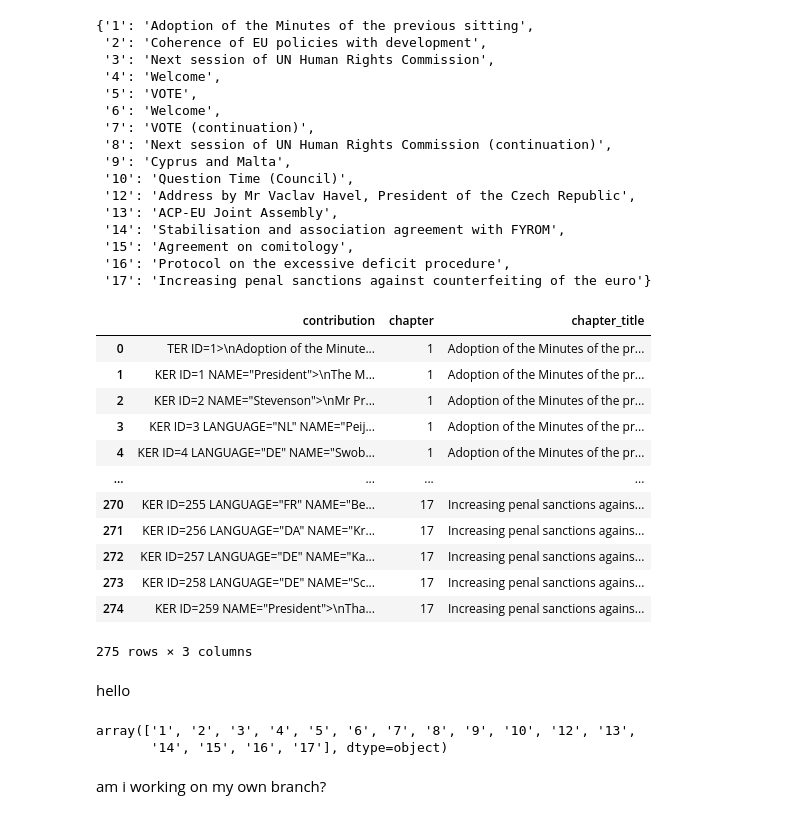
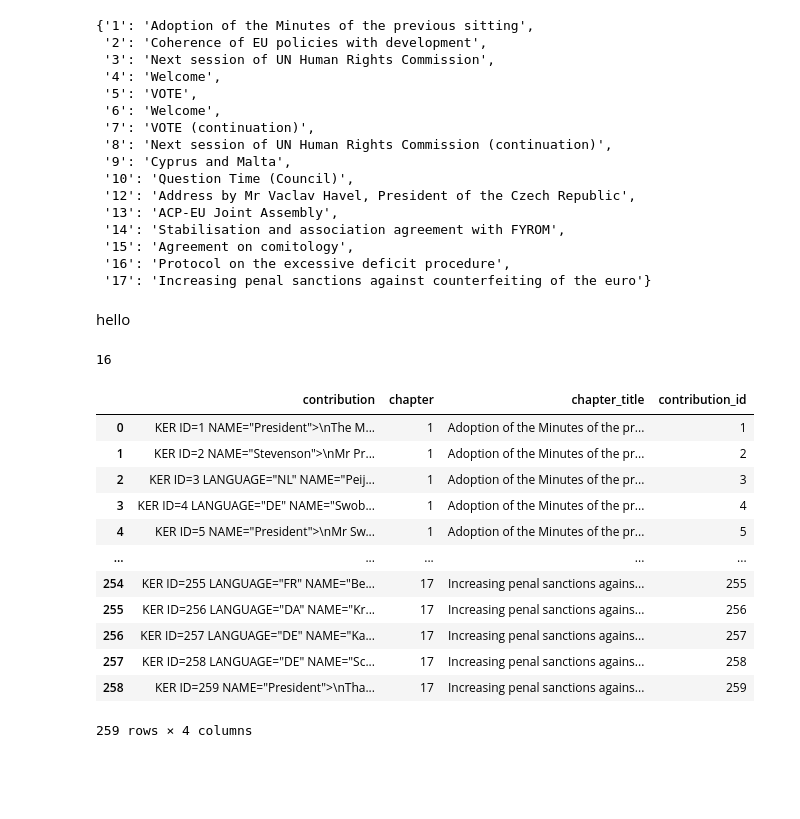
Before and after one commit to konratp/detecting-far-right-talking-points, a Jupyter notebook: data_cleaning/loading_data_kp.ipynb, the cells around one changed output. Drawn from its saved outputs; the diff is of its cells as text; code cells hidden in the pictures; blank space fills up the shorter version.

```diff
--- a/data_cleaning/loading_data_kp.ipynb
+++ b/data_cleaning/loading_data_kp.ipynb
@@ -195,27 +198,10 @@ results['chapter'] = results['chapter'].astype(str)
 
 results['chapter_title'] = results['chapter'].map(chap_titles)
 # %%
-results
+results = results.reset_index(drop = True)
-# %% [output]
-|  | contribution | chapter | chapter_title |
-| 0 | TER ID=1>\nAdoption of the Minute... | 1 | Adoption of the Minutes of the pr... |
-| 1 | KER ID=1 NAME="President">\nThe M... | 1 | Adoption of the Minutes of the pr... |
-| 2 | KER ID=2 NAME="Stevenson">\nMr Pr... | 1 | Adoption of the Minutes of the pr... |
-| 3 | KER ID=3 LANGUAGE="NL" NAME="Peij... | 1 | Adoption of the Minutes of the pr... |
-| 4 | KER ID=4 LANGUAGE="DE" NAME="Swob... | 1 | Adoption of the Minutes of the pr... |
-| ... | ... | ... | ... |
-| 270 | KER ID=255 LANGUAGE="FR" NAME="Be... | 17 | Increasing penal sanctions agains... |
-| 271 | KER ID=256 LANGUAGE="DA" NAME="Kr... | 17 | Increasing penal sanctions agains... |
-| 272 | KER ID=257 LANGUAGE="DE" NAME="Ka... | 17 | Increasing penal sanctions agains... |
-| 273 | KER ID=258 LANGUAGE="DE" NAME="Sc... | 17 | Increasing penal sanctions agains... |
-| 274 | KER ID=259 NAME="President">\nTha... | 17 | Increasing penal sanctions agains... |
-275 rows × 3 columns
 # %% [markdown]
 hello
 # %%
-results.chapter.unique()
+len(results.chapter.unique())
 # %% [output]
-array(['1', '2', '3', '4', '5', '6', '7', '8', '9', '10', '12', '13',
-       '14', '15', '16', '17'], dtype=object)
+16
-# %% [markdown]
-am i working on my own branch?
@@ -221,0 +214,17 @@ am i working on my own branch?
+# %%
+results['contribution_id'] = sp_id.keys()
+results
+# %% [output]
+|  | contribution | chapter | chapter_title | contribution_id |
+| 0 | KER ID=1 NAME="President">\nThe M... | 1 | Adoption of the Minutes of the pr... | 1 |
+| 1 | KER ID=2 NAME="Stevenson">\nMr Pr... | 1 | Adoption of the Minutes of the pr... | 2 |
+| 2 | KER ID=3 LANGUAGE="NL" NAME="Peij... | 1 | Adoption of the Minutes of the pr... | 3 |
+| 3 | KER ID=4 LANGUAGE="DE" NAME="Swob... | 1 | Adoption of the Minutes of the pr... | 4 |
+| 4 | KER ID=5 NAME="President">\nMr Sw... | 1 | Adoption of the Minutes of the pr... | 5 |
+| ... | ... | ... | ... | ... |
+| 254 | KER ID=255 LANGUAGE="FR" NAME="Be... | 17 | Increasing penal sanctions agains... | 255 |
+| 255 | KER ID=256 LANGUAGE="DA" NAME="Kr... | 17 | Increasing penal sanctions agains... | 256 |
+| 256 | KER ID=257 LANGUAGE="DE" NAME="Ka... | 17 | Increasing penal sanctions agains... | 257 |
+| 257 | KER ID=258 LANGUAGE="DE" NAME="Sc... | 17 | Increasing penal sanctions agains... | 258 |
+| 258 | KER ID=259 NAME="President">\nTha... | 17 | Increasing penal sanctions agains... | 259 |
+259 rows × 4 columns
```
Also changed, not shown: parts of 14 cells of this notebook.
